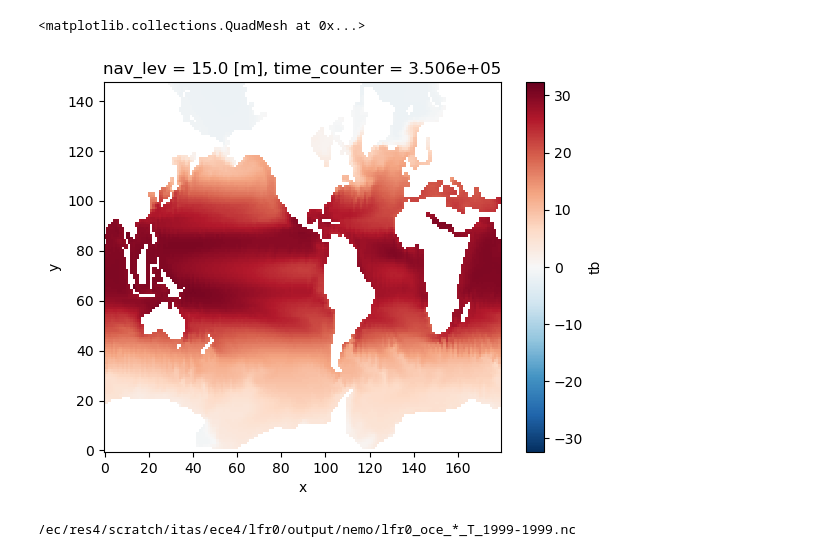
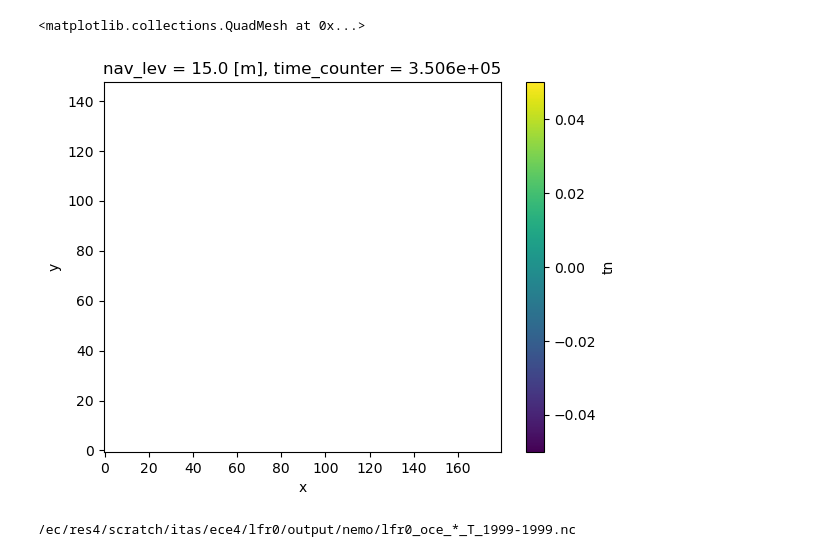
Before and after one commit to asozza/stece, a Jupyter notebook: test_EOF.ipynb, the cells around one changed output. Cells and saved outputs as stored; diff of their text form; code cells hidden in the pictures.

```diff
--- a/test_EOF.ipynb
+++ b/test_EOF.ipynb
@@ -50,10 +50,10 @@ Attributes:
     file_name:  /ec/res4/scratch/itas/martini/lfr0/061/lfr0_00350640_restart.nc
     TimeStamp:  11/06/2024 10:46:37 -0000
 # %%
-thetafit['tb'].isel(nav_lev=1).plot()
+thetafit['tn'].isel(nav_lev=1).plot()
 # %% [output]
 <matplotlib.collections.QuadMesh at 0x...>
-[figure, old version]
+[figure, new version]
 # %%
 orig_output = read_nemo(expname, get_year(endleg), get_year(endleg))
 # %% [output]
```
Also changed, not shown: parts of 2 cells of this notebook, 18 other files.
